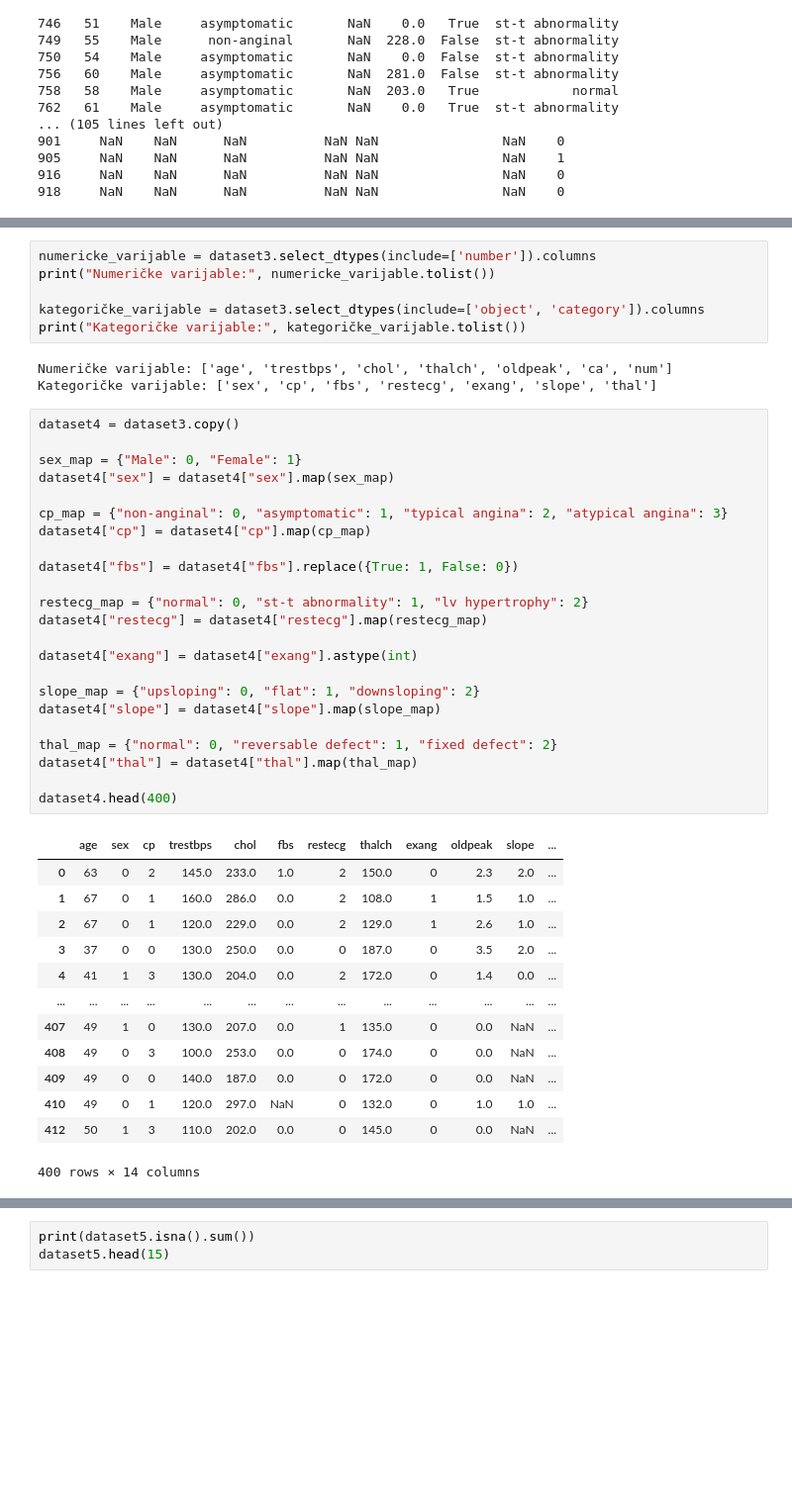
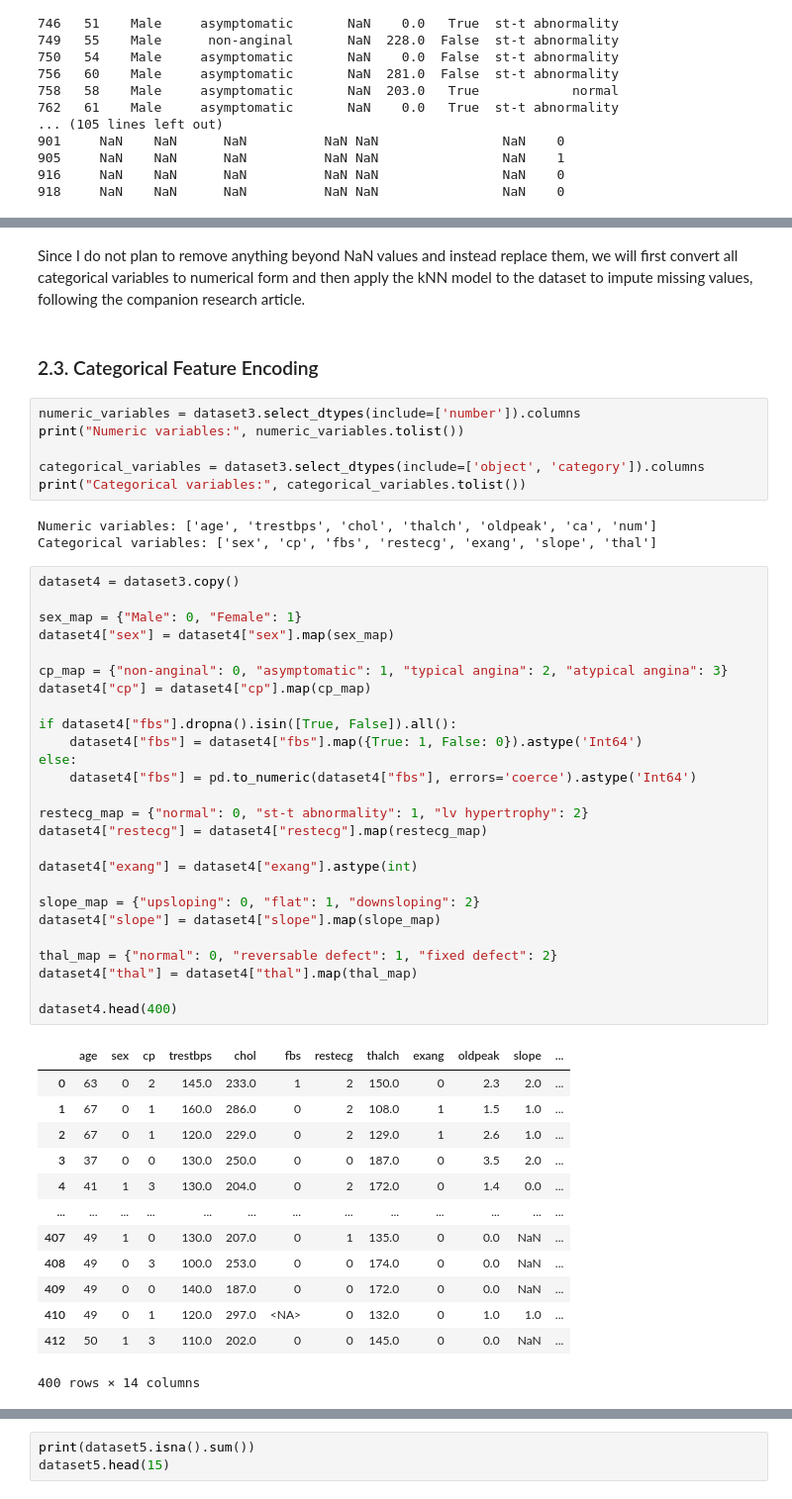
Before and after one commit to xulixa/Heart-disease-prediction, a Jupyter notebook: heart_disease_classification.ipynb, the cells around one changed output, grey strips where cells are left out. Shown at 99% size. Saved outputs shown, nothing was run; the diff lists cells and outputs as text; blank space fills up the shorter version.

```diff
--- a/heart_disease_classification.ipynb
+++ b/heart_disease_classification.ipynb
@@ -225,46 +259,53 @@ Pošto mi nije u planu ukloniti išta više od NaN vrijednosti nego ih zamijenit
+# %% [markdown]
+Since I do not plan to remove anything beyond NaN values and instead replace them, we will first convert all categorical variables to numerical form and then apply the kNN model to the dataset to impute missing values, following the companion research article.
+# %% [markdown]
+### 2.3. Categorical Feature Encoding
 # %%
-numericke_varijable = dataset3.select_dtypes(include=['number']).columns
-print("Numeričke varijable:", numericke_varijable.tolist())
+numeric_variables = dataset3.select_dtypes(include=['number']).columns
+print("Numeric variables:", numeric_variables.tolist())
 
-kategoričke_varijable = dataset3.select_dtypes(include=['object', 'category']).columns
-print("Kategoričke varijable:", kategoričke_varijable.tolist())
+categorical_variables = dataset3.select_dtypes(include=['object', 'category']).columns
+print("Categorical variables:", categorical_variables.tolist())
 # %% [output]
-Numeričke varijable: ['age', 'trestbps', 'chol', 'thalch', 'oldpeak', 'ca', 'num']
-Kategoričke varijable: ['sex', 'cp', 'fbs', 'restecg', 'exang', 'slope', 'thal']
+Numeric variables: ['age', 'trestbps', 'chol', 'thalch', 'oldpeak', 'ca', 'num']
+Categorical variables: ['sex', 'cp', 'fbs', 'restecg', 'exang', 'slope', 'thal']
 # %%
 dataset4 = dataset3.copy()
 
 sex_map = {"Male": 0, "Female": 1}
 dataset4["sex"] = dataset4["sex"].map(sex_map)
 
 cp_map = {"non-anginal": 0, "asymptomatic": 1, "typical angina": 2, "atypical angina": 3}
 dataset4["cp"] = dataset4["cp"].map(cp_map)
 
-dataset4["fbs"] = dataset4["fbs"].replace({True: 1, False: 0})
+if dataset4["fbs"].dropna().isin([True, False]).all():
+    dataset4["fbs"] = dataset4["fbs"].map({True: 1, False: 0}).astype('Int64')
+else:
+    dataset4["fbs"] = pd.to_numeric(dataset4["fbs"], errors='coerce').astype('Int64')
 
 restecg_map = {"normal": 0, "st-t abnormality": 1, "lv hypertrophy": 2}
 dataset4["restecg"] = dataset4["restecg"].map(restecg_map)
 
 dataset4["exang"] = dataset4["exang"].astype(int)
 
 slope_map = {"upsloping": 0, "flat": 1, "downsloping": 2}
 dataset4["slope"] = dataset4["slope"].map(slope_map)
 
 thal_map = {"normal": 0, "reversable defect": 1, "fixed defect": 2}
 dataset4["thal"] = dataset4["thal"].map(thal_map)
 
 dataset4.head(400)
 # %% [output]
 |  | age | sex | cp | trestbps | chol | fbs | restecg | thalch | exang | oldpeak | slope | ... |
-| 0 | 63 | 0 | 2 | 145.0 | 233.0 | 1.0 | 2 | 150.0 | 0 | 2.3 | 2.0 | ... |
-| 1 | 67 | 0 | 1 | 160.0 | 286.0 | 0.0 | 2 | 108.0 | 1 | 1.5 | 1.0 | ... |
-| 2 | 67 | 0 | 1 | 120.0 | 229.0 | 0.0 | 2 | 129.0 | 1 | 2.6 | 1.0 | ... |
-| 3 | 37 | 0 | 0 | 130.0 | 250.0 | 0.0 | 0 | 187.0 | 0 | 3.5 | 2.0 | ... |
-| 4 | 41 | 1 | 3 | 130.0 | 204.0 | 0.0 | 2 | 172.0 | 0 | 1.4 | 0.0 | ... |
+| 0 | 63 | 0 | 2 | 145.0 | 233.0 | 1 | 2 | 150.0 | 0 | 2.3 | 2.0 | ... |
+| 1 | 67 | 0 | 1 | 160.0 | 286.0 | 0 | 2 | 108.0 | 1 | 1.5 | 1.0 | ... |
+| 2 | 67 | 0 | 1 | 120.0 | 229.0 | 0 | 2 | 129.0 | 1 | 2.6 | 1.0 | ... |
+| 3 | 37 | 0 | 0 | 130.0 | 250.0 | 0 | 0 | 187.0 | 0 | 3.5 | 2.0 | ... |
+| 4 | 41 | 1 | 3 | 130.0 | 204.0 | 0 | 2 | 172.0 | 0 | 1.4 | 0.0 | ... |
 | ... | ... | ... | ... | ... | ... | ... | ... | ... | ... | ... | ... | ... |
-| 407 | 49 | 1 | 0 | 130.0 | 207.0 | 0.0 | 1 | 135.0 | 0 | 0.0 | NaN | ... |
-| 408 | 49 | 0 | 3 | 100.0 | 253.0 | 0.0 | 0 | 174.0 | 0 | 0.0 | NaN | ... |
-| 409 | 49 | 0 | 0 | 140.0 | 187.0 | 0.0 | 0 | 172.0 | 0 | 0.0 | NaN | ... |
-| 410 | 49 | 0 | 1 | 120.0 | 297.0 | NaN | 0 | 132.0 | 0 | 1.0 | 1.0 | ... |
-| 412 | 50 | 1 | 3 | 110.0 | 202.0 | 0.0 | 0 | 145.0 | 0 | 0.0 | NaN | ... |
+| 407 | 49 | 1 | 0 | 130.0 | 207.0 | 0 | 1 | 135.0 | 0 | 0.0 | NaN | ... |
+| 408 | 49 | 0 | 3 | 100.0 | 253.0 | 0 | 0 | 174.0 | 0 | 0.0 | NaN | ... |
+| 409 | 49 | 0 | 0 | 140.0 | 187.0 | 0 | 0 | 172.0 | 0 | 0.0 | NaN | ... |
+| 410 | 49 | 0 | 1 | 120.0 | 297.0 | <NA> | 0 | 132.0 | 0 | 1.0 | 1.0 | ... |
+| 412 | 50 | 1 | 3 | 110.0 | 202.0 | 0 | 0 | 145.0 | 0 | 0.0 | NaN | ... |
 400 rows × 14 columns
```
Also changed, not shown: parts of 147 cells of this notebook, 1 other file.
